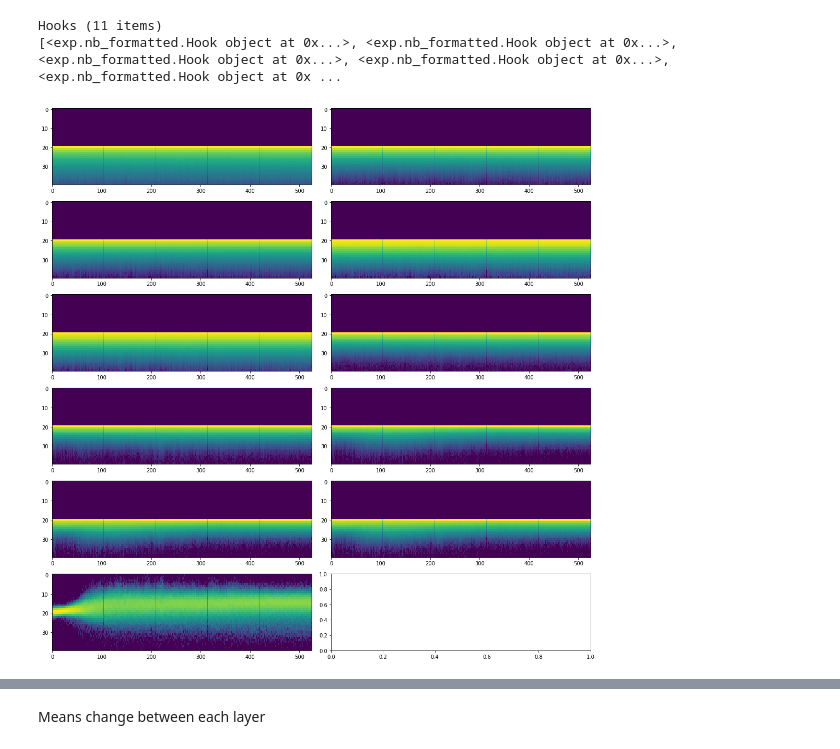
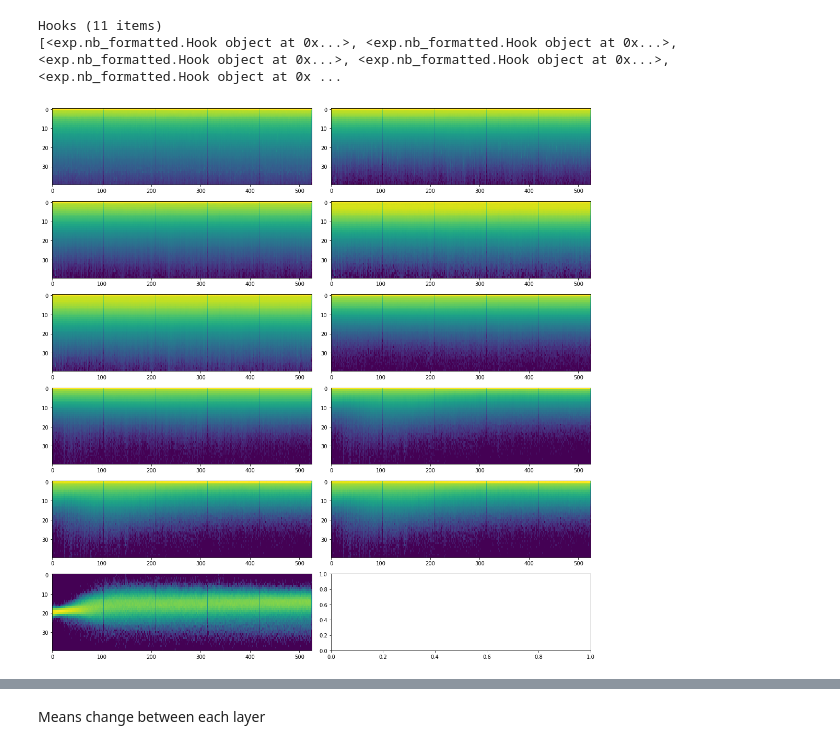
Before and after one commit to adriangrepo/fastai_2019_pt2_dev_course, a Jupyter notebook: dl2/11a_l12_transfer_learning.ipynb, the cells around one changed output, grey strips where cells are left out. Drawn from its saved outputs; the diff is of its cells as text; code cells hidden in the pictures.

```diff
--- a/dl2/11a_l12_transfer_learning.ipynb
+++ b/dl2/11a_l12_transfer_learning.ipynb
@@ -332,5 +335,8 @@ def append_hist_stats(hook, mod, inp, outp):
         #outp.data shape is [64,512,4,4]
         means.append(outp.data.mean().cpu())
         stds .append(outp.data.std().cpu())
-        hists.append(outp.data.cpu().histc(40,-10,10)) #histc isn't implemented on the GPU
+        if isinstance(mod, nn.Linear):
+            hists.append(outp.data.cpu().histc(40,-10,10)) #no relu here
+        else:
+            hists.append(outp.data.cpu().histc(40,0,10)) #no negatives
 # %%
@@ -359,7 +376,7 @@ def get_hist(h):
     assert len(h.stats)==3
     return torch.stack(h.stats[2]).t().float().log1p().cpu()
 # %%
-def plot_hooks_hist(hooks):
+def plot_hooks_hist(hooks, fig_name=None):
     #subplots(rows,colums)
     half_plots=int((len(hooks)/2) + (len(hooks)/2 % 1 > 0))
     fig,axes = plt.subplots(half_plots,2, figsize=(15,int(len(hooks)/2)*3))
@@ -369,4 +386,7 @@ def plot_hooks_hist(hooks):
         ax.set_aspect('auto')
         ax.axis('on')
     plt.tight_layout()
+    if fig_name:
+        plt.savefig(fig_name)
+    plt.show()
 # %%
@@ -474,6 +500,6 @@ hooks_naive
 Hooks (11 items)
 [<exp.nb_formatted.Hook object at 0x...>, <exp.nb_formatted.Hook object at 0x...>, <exp.nb_formatted.Hook object at 0x...>, <exp.nb_formatted.Hook object at 0x...>, <exp.nb_formatted.Hook object at 0x ...
 # %%
-plot_hooks_hist(hooks_naive)
+plot_hooks_hist(hooks_naive,fig_name='naive_hists.png')
 # %% [output]
-[figure, old version]
+[figure, new version]
```
Also changed, not shown: parts of 96 cells of this notebook, 2 other files.
